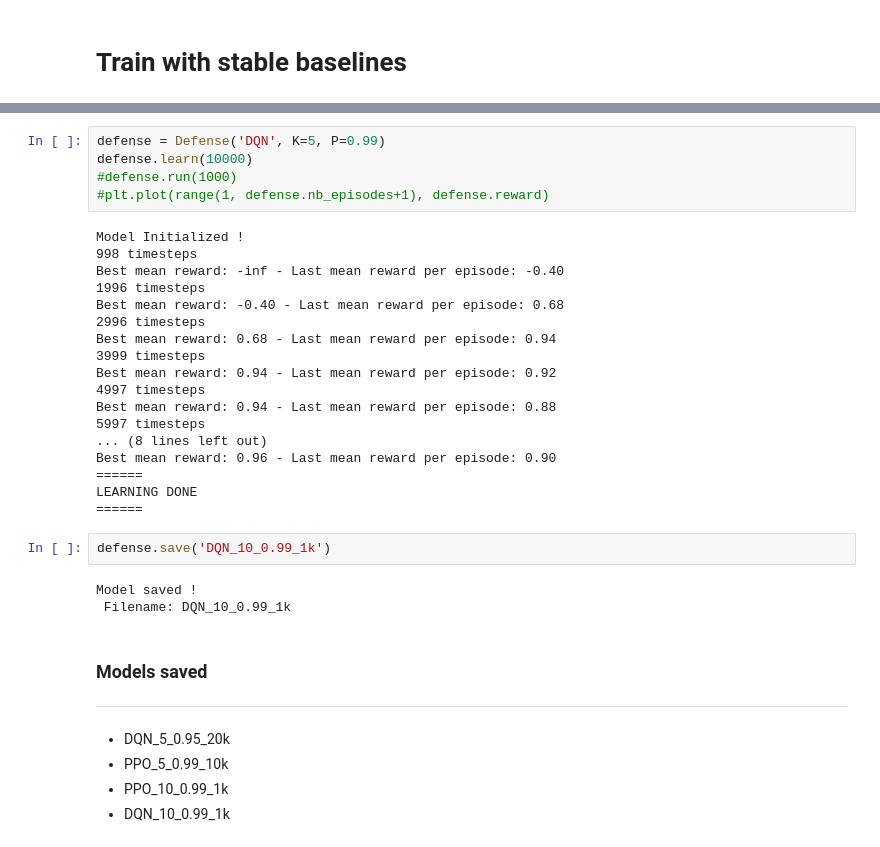
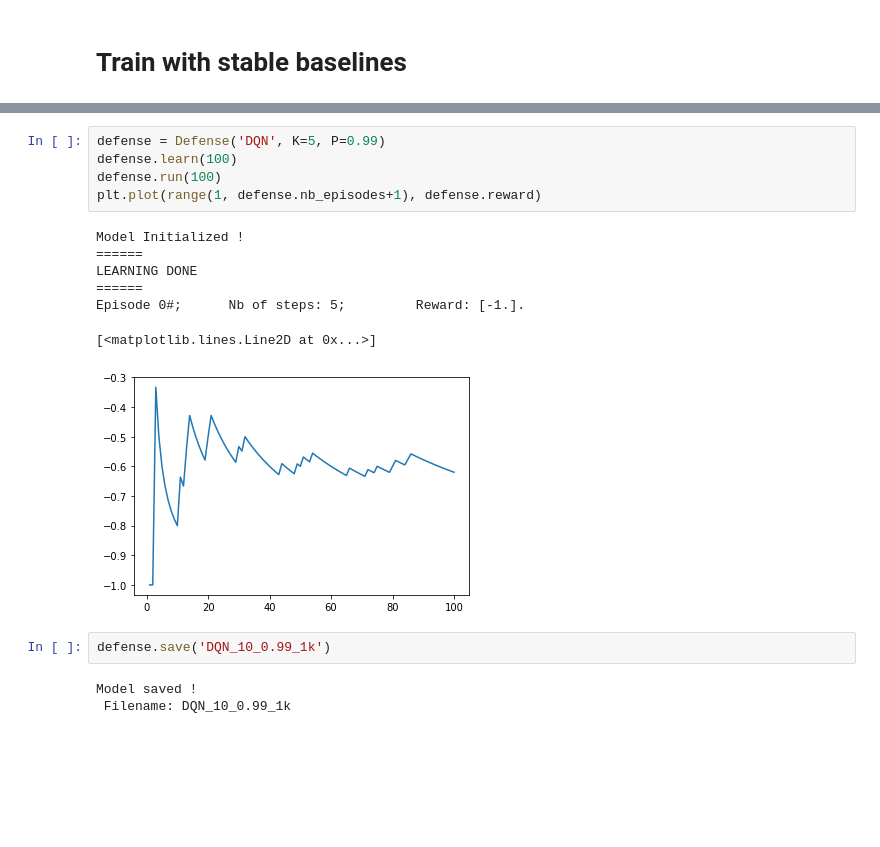
Before and after one commit to maxencemonfort/dqn-attack-defense, a Jupyter notebook: Train with stable baselines.ipynb, the cells around one changed output, grey strips where cells are left out. Drawn from its saved outputs; the diff is of its cells as text; blank space fills up the shorter version.

```diff
--- a/Train with stable baselines.ipynb
+++ b/Train with stable baselines.ipynb
@@ -125,35 +16,18 @@ class Defense:
 # %%
 defense = Defense('DQN', K=5, P=0.99)
-defense.learn(10000)
-#defense.run(1000)
-#plt.plot(range(1, defense.nb_episodes+1), defense.reward)
+defense.learn(100)
+defense.run(100)
+plt.plot(range(1, defense.nb_episodes+1), defense.reward)
 # %% [output]
 Model Initialized !
-998 timesteps
-Best mean reward: -inf - Last mean reward per episode: -0.40
-1996 timesteps
-Best mean reward: -0.40 - Last mean reward per episode: 0.68
-2996 timesteps
-Best mean reward: 0.68 - Last mean reward per episode: 0.94
-3999 timesteps
-Best mean reward: 0.94 - Last mean reward per episode: 0.92
-4997 timesteps
-Best mean reward: 0.94 - Last mean reward per episode: 0.88
-5997 timesteps
-... (8 lines left out)
-Best mean reward: 0.96 - Last mean reward per episode: 0.90
 ======
 LEARNING DONE
 ======
+Episode 0#;      Nb of steps: 5;         Reward: [-1.].
+[<matplotlib.lines.Line2D at 0x...>]
+[figure, added]
 # %%
 defense.save('DQN_10_0.99_1k')
 # %% [output]
 Model saved !
  Filename: DQN_10_0.99_1k
-# %% [markdown]
-### Models saved
-------
-- DQN_5_0.95_20k
-- PPO_5_0.99_10k
-- PPO_10_0.99_1k
-- DQN_10_0.99_1k
```
Also changed, not shown: parts of 7 cells of this notebook, 2 other files.
